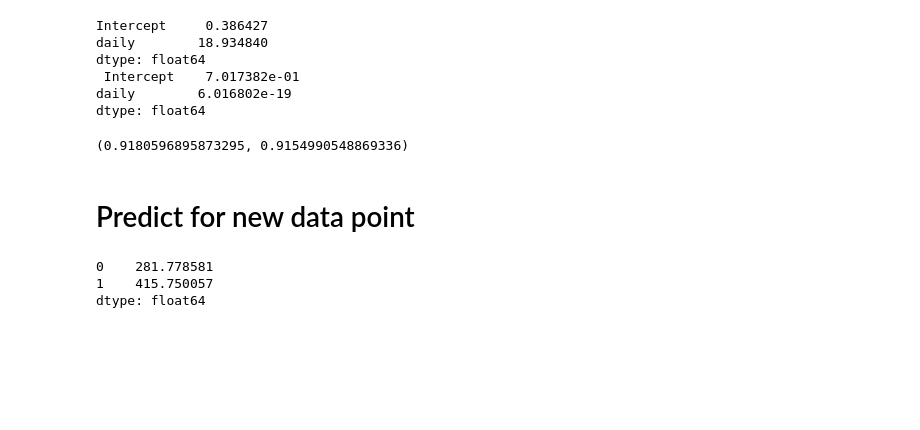
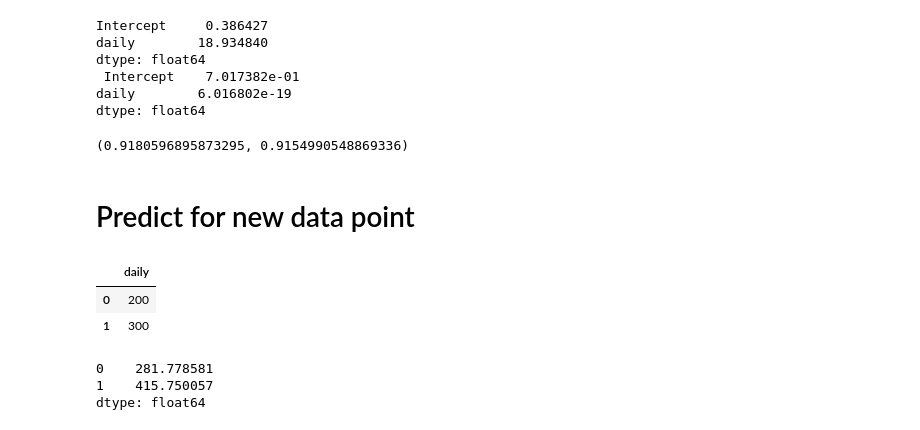
Before and after one commit to DebanjaliBasu/Excelr-1, a Jupyter notebook: Code/news_paper.ipynb, the cells around one changed output. Drawn from its saved outputs; the diff is of its cells as text; code cells hidden in the pictures; blank space fills up the shorter version.

```diff
--- a/Code/news_paper.ipynb
+++ b/Code/news_paper.ipynb
@@ -104,6 +104,12 @@ dtype: float64
 newdata=pd.Series([200,300])
 # %%
 data_pred=pd.DataFrame(newdata,columns=['daily'])
+# %%
+data_pred
+# %% [output]
+|  | daily |
+| 0 | 200 |
+| 1 | 300 |
 # %%
 model.predict(data_pred)
 # %% [output]
```
Also changed, not shown: parts of 1 cell of this notebook, 17 other files.
